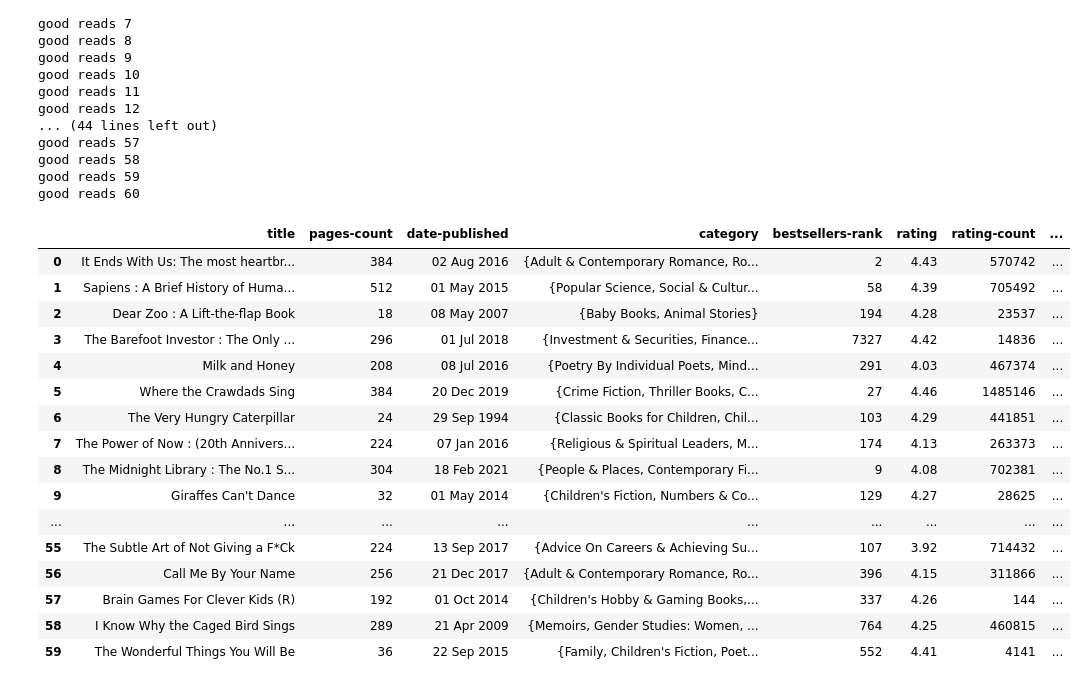
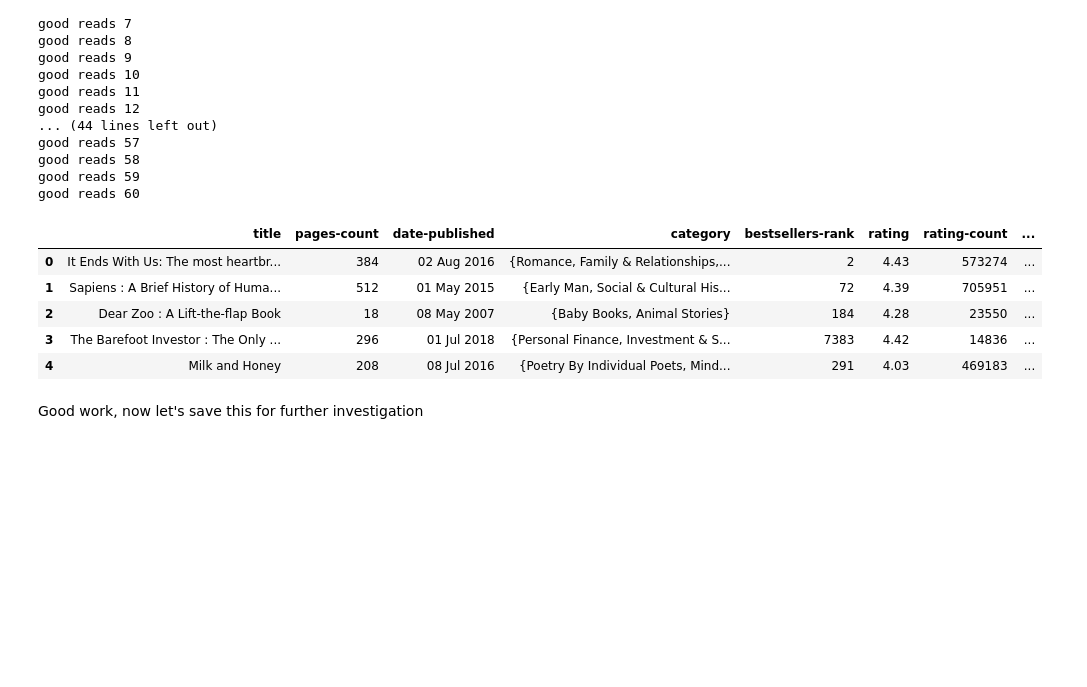
Before and after one commit to agnoam/ml_crawling, a Jupyter notebook: src/BD crawling.ipynb, the cells around one changed output. Saved outputs shown, nothing was run; the diff lists cells and outputs as text; code cells hidden in the pictures; blank space fills up the shorter version.

```diff
--- a/src/BD crawling.ipynb
+++ b/src/BD crawling.ipynb
@@ -168,22 +196,27 @@ def buildDictForDataFrame(booksUrls):
     return df_dict
 # %%
-def getUrlOfGoodReads(url):
-    s = getSoupObj(url)
+def getUrlOfGoodReads(url: str):
+    s: BeautifulSoup = get_soup_obj(url)
     exit_to_goodreads = s.find('a', {'class':'exit-to-goodreads'})
+
     if exit_to_goodreads is not None:
         return 'https://www.goodreads.com/book/show' + exit_to_goodreads['href'].replace('/external/GR','')
+
     return None
 # %%
-def extractNumberOfTextReviews(url):
-    found = True
-    if not url:
-        return None
-    for i in range(10):
-        s = getSoupObj(url)
-        number_of_text_reviews = s.find('meta', {'itemprop': 'reviewCount'})
-        if number_of_text_reviews:
-            break
-    if not number_of_text_reviews:
-        return None
-    return number_of_text_reviews['content']
+# def extractNumberOfTextReviews(url: str):
+#     found: bool = True
+#     if not url:
+#         return None
+
+#     for i in range(10):
+#         s: BeautifulSoup = get_soup_obj(url)
+#         number_of_text_reviews = s.find('meta', {'itemprop': 'reviewCount'})
+#         if number_of_text_reviews:
+#             break
+
+#     if not number_of_text_reviews:
+#         return None
+
+#     return number_of_text_reviews['content']
 # %%
@@ -197,6 +232,6 @@ def load_csv(path):
     return pd.read_csv(path)
 # %%
-books_urls = exctractBooksUrls()
+books_urls = exctractBooksUrls(2)
 # %% [output]
 page number 1 https://www.bookdepository.com/search?searchLang=123&page=1
 page number 2 https://www.bookdepository.com/search?searchLang=123&page=2
@@ -223,5 +259,5 @@ book number 60
 # %%
-ctr = 1
+ctr: int = 1
 for url in books_urls:
     print('good reads', ctr)
     ctr += 1
@@ -249,23 +285,14 @@ good reads 60
 # %%
 df = pd.DataFrame(df_dict)
 # %%
-df
+df.head()
 # %% [output]
 |  | title | pages-count | date-published | category | bestsellers-rank | rating | rating-count | ... |
-| 0 | It Ends With Us: The most heartbr... | 384 | 02 Aug 2016 | {Adult & Contemporary Romance, Ro... | 2 | 4.43 | 570742 | ... |
-| 1 | Sapiens : A Brief History of Huma... | 512 | 01 May 2015 | {Popular Science, Social & Cultur... | 58 | 4.39 | 705492 | ... |
-| 2 | Dear Zoo : A Lift-the-flap Book | 18 | 08 May 2007 | {Baby Books, Animal Stories} | 194 | 4.28 | 23537 | ... |
-| 3 | The Barefoot Investor : The Only ... | 296 | 01 Jul 2018 | {Investment & Securities, Finance... | 7327 | 4.42 | 14836 | ... |
-| 4 | Milk and Honey | 208 | 08 Jul 2016 | {Poetry By Individual Poets, Mind... | 291 | 4.03 | 467374 | ... |
-| 5 | Where the Crawdads Sing | 384 | 20 Dec 2019 | {Crime Fiction, Thriller Books, C... | 27 | 4.46 | 1485146 | ... |
-| 6 | The Very Hungry Caterpillar | 24 | 29 Sep 1994 | {Classic Books for Children, Chil... | 103 | 4.29 | 441851 | ... |
-| 7 | The Power of Now : (20th Annivers... | 224 | 07 Jan 2016 | {Religious & Spiritual Leaders, M... | 174 | 4.13 | 263373 | ... |
-| 8 | The Midnight Library : The No.1 S... | 304 | 18 Feb 2021 | {People & Places, Contemporary Fi... | 9 | 4.08 | 702381 | ... |
-| 9 | Giraffes Can't Dance | 32 | 01 May 2014 | {Children's Fiction, Numbers & Co... | 129 | 4.27 | 28625 | ... |
-| ... | ... | ... | ... | ... | ... | ... | ... | ... |
-| 55 | The Subtle Art of Not Giving a F*Ck | 224 | 13 Sep 2017 | {Advice On Careers & Achieving Su... | 107 | 3.92 | 714432 | ... |
-| 56 | Call Me By Your Name | 256 | 21 Dec 2017 | {Adult & Contemporary Romance, Ro... | 396 | 4.15 | 311866 | ... |
-| 57 | Brain Games For Clever Kids (R) | 192 | 01 Oct 2014 | {Children's Hobby & Gaming Books,... | 337 | 4.26 | 144 | ... |
-| 58 | I Know Why the Caged Bird Sings | 289 | 21 Apr 2009 | {Memoirs, Gender Studies: Women, ... | 764 | 4.25 | 460815 | ... |
-| 59 | The Wonderful Things You Will Be | 36 | 22 Sep 2015 | {Family, Children's Fiction, Poet... | 552 | 4.41 | 4141 | ... |
+| 0 | It Ends With Us: The most heartbr... | 384 | 02 Aug 2016 | {Romance, Family & Relationships,... | 2 | 4.43 | 573274 | ... |
+| 1 | Sapiens : A Brief History of Huma... | 512 | 01 May 2015 | {Early Man, Social & Cultural His... | 72 | 4.39 | 705951 | ... |
+| 2 | Dear Zoo : A Lift-the-flap Book | 18 | 08 May 2007 | {Baby Books, Animal Stories} | 184 | 4.28 | 23550 | ... |
+| 3 | The Barefoot Investor : The Only ... | 296 | 01 Jul 2018 | {Personal Finance, Investment & S... | 7383 | 4.42 | 14836 | ... |
+| 4 | Milk and Honey | 208 | 08 Jul 2016 | {Poetry By Individual Poets, Mind... | 291 | 4.03 | 469183 | ... |
+# %% [markdown]
+Good work, now let's save this for further investigation
 # %%
```
Also changed, not shown: parts of 16 cells of this notebook, 1 other file.
